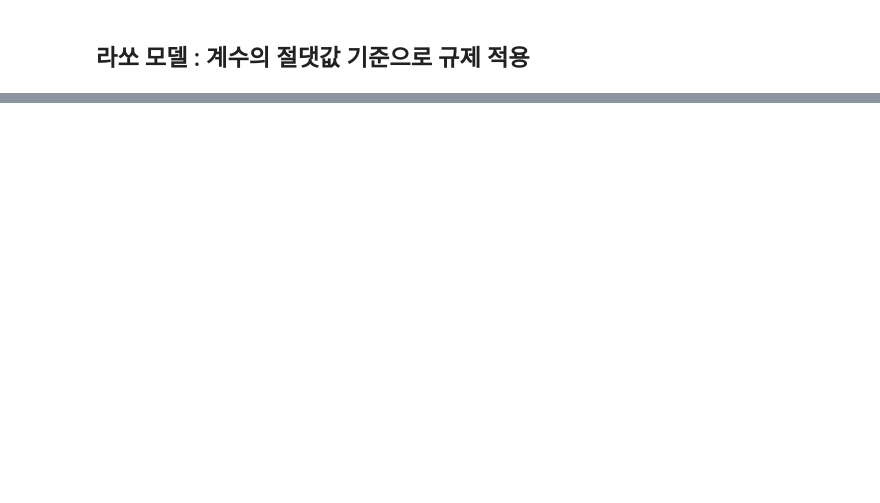
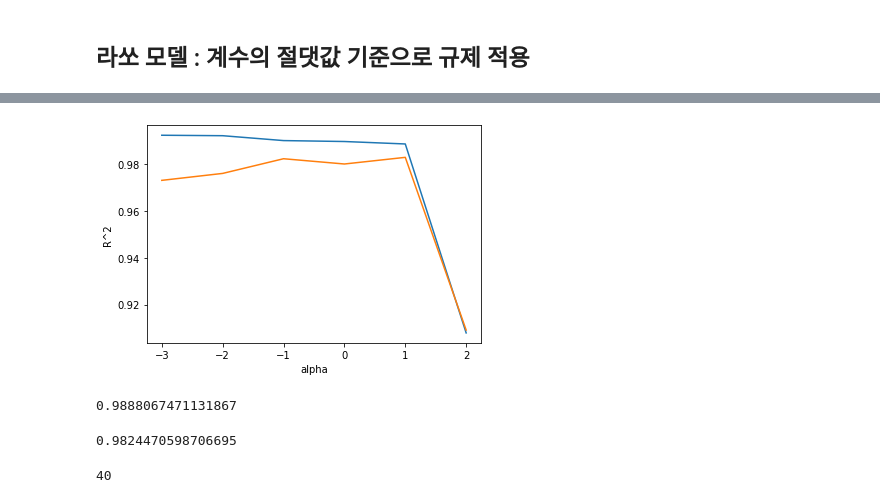
Before and after one commit to Areum120/DataAnalysis_Practice, a Jupyter notebook: 농어 무게 예측(다중회귀, 릿지회귀, 라쏘회귀).ipynb, the cells around one changed output, grey strips where cells are left out. Cells and saved outputs as stored; diff of their text form; code cells hidden in the pictures; blank space fills up the shorter version.

```diff
--- a/농어 무게 예측(다중회귀, 릿지회귀, 라쏘회귀).ipynb
+++ b/농어 무게 예측(다중회귀, 릿지회귀, 라쏘회귀).ipynb
@@ -215,0 +247,40 @@ for alpha in alpha_list:
+# %%
+# 최적 alpha값 찾기
+train_score = []
+test_score = []
+# %%
+alpha_list = [0.001, 0.01, 0.1, 1, 10, 100]#alpha값 0.001에서 100까지 10배씩 늘려가기
+for alpha in alpha_list:
+#     라쏘 모델 만들기
+    lasso = Lasso(alpha=alpha, max_iter=10000)#최적의 계수 찾기 위한 반복작업 수행 max_iter매개변수 늘리기
+#     라쏘 모델 훈련
+    lasso.fit(train_scaled, train_target)
+#     훈련 점수와 테스트 점수 저장
+    train_score.append(lasso.score(train_scaled, train_target))
+    test_score.append(lasso.score(test_scaled, test_target))
+# %%
+plt.plot(np.log10(alpha_list), train_score)#훈련
+plt.plot(np.log10(alpha_list), test_score)#테스트
+plt.xlabel('alpha')
+plt.ylabel('R^2')
+plt.show()
+# 왼쪽은 과대적합, 오른쪽은 과소적합으로 점수가 크게 떨어짐 최적 알파값이 1, 10의 1승인 10임
+# %% [output]
+[figure, added]
+# %%
+# alpha 10으로 다시 훈련
+lasso = Lasso(alpha=10)
+lasso.fit(train_scaled, train_target)
+lasso.score(train_scaled, train_target)
+# %% [output]
+0.9888067471131867
+# %%
+lasso.score(test_scaled, test_target)#둘다 훈련이 잘 됨
+# %% [output]
+0.9824470598706695
+# %%
+# 라쏘 모델은 계수 값을 아예 0으로 만들 수 있음, 라쏘 모델의 계수는 coef_속성에 저장되어 있음
+# 이 중에 0인 계수는 몇개?
+np.sum(lasso.coef_ ==0)#배열을 모두 더한 값을 반환
+# %% [output]
+40
```
Also changed, not shown: parts of 8 cells of this notebook.
